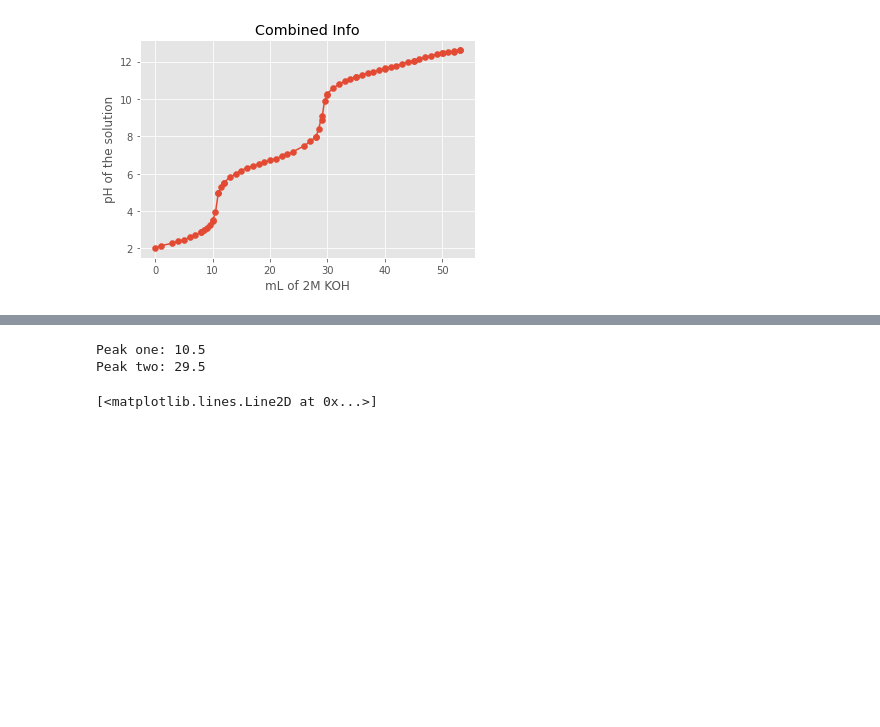
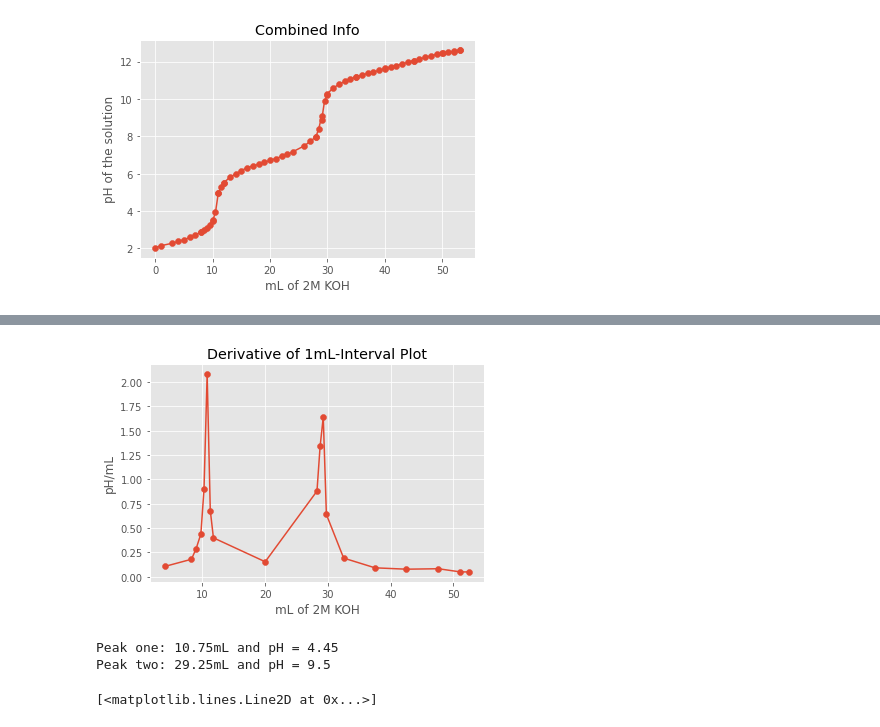
Before and after one commit to weathon/Lab-4-Python, a Jupyter notebook: Lab_4.ipynb, the cells around one changed output, grey strips where cells are left out. Saved outputs shown, nothing was run; the diff lists cells and outputs as text; code cells hidden in the pictures; blank space fills up the shorter version.

Commit message:
Finished eq point

```diff
--- a/Lab_4.ipynb
+++ b/Lab_4.ipynb
@@ -82,20 +89,26 @@ def takeDerivative(X, Y):
 # %%
-derivativeX, derivative = takeDerivative(x1, wide1)
+derivativeX, derivative = takeDerivative(x2, detial1)
 plot.scatter(derivativeX, derivative)
 plot.plot(derivativeX, derivative)
 setText(plot,"Derivative of 1mL-Interval Plot","mL of 2M KOH","pH/mL")
 # WOW LOOKS LIKE HPLC
+# %% [output]
+[figure, added]
 # %%
-# Find Peak
-leftHalf = derivative[:20]
-leftHalfX = derivativeX[:20]
-rightHalf = derivative[20:]
-rightHalfX = derivativeX[20:]
-print(f"Peak one: {leftHalfX[np.argmax(leftHalf)]}")
-print(f"Peak two: {rightHalfX[np.argmax(rightHalf)]}") # Their shift are the same
+# Find Peak - replace with runs data to run
+leftHalf = derivative[:9]
+leftHalfpH = detial1[:9]
+leftHalfX = derivativeX[:9]
+rightHalf = derivative[9:]
+rightHalfX = derivativeX[9:]
+rightHalfpH = detial1[9:]
+
+# Missed The Peak Point if It is The peak
+print(f"Peak one: {leftHalfX[np.argmax(leftHalf)]}mL and pH = {(leftHalfpH[np.argmax(leftHalf)]+leftHalfpH[np.argmax(leftHalf)+1])/2}")
+print(f"Peak two: {rightHalfX[np.argmax(rightHalf)]}mL and pH = {(rightHalfpH[np.argmax(rightHalf)]+rightHalfpH[np.argmax(rightHalf)+1])/2}") # Their shift are the same
 # %% [output]
-Peak one: 10.5
-Peak two: 29.5
+Peak one: 10.75mL and pH = 4.45
+Peak two: 29.25mL and pH = 9.5
 # %%
 OD = np.array(readData("OtherDetial.data")[:-1])
 OW = np.array(readData("OtherWideRange.data")[:-1])
```
Also changed, not shown: parts of 1 cell of this notebook.
